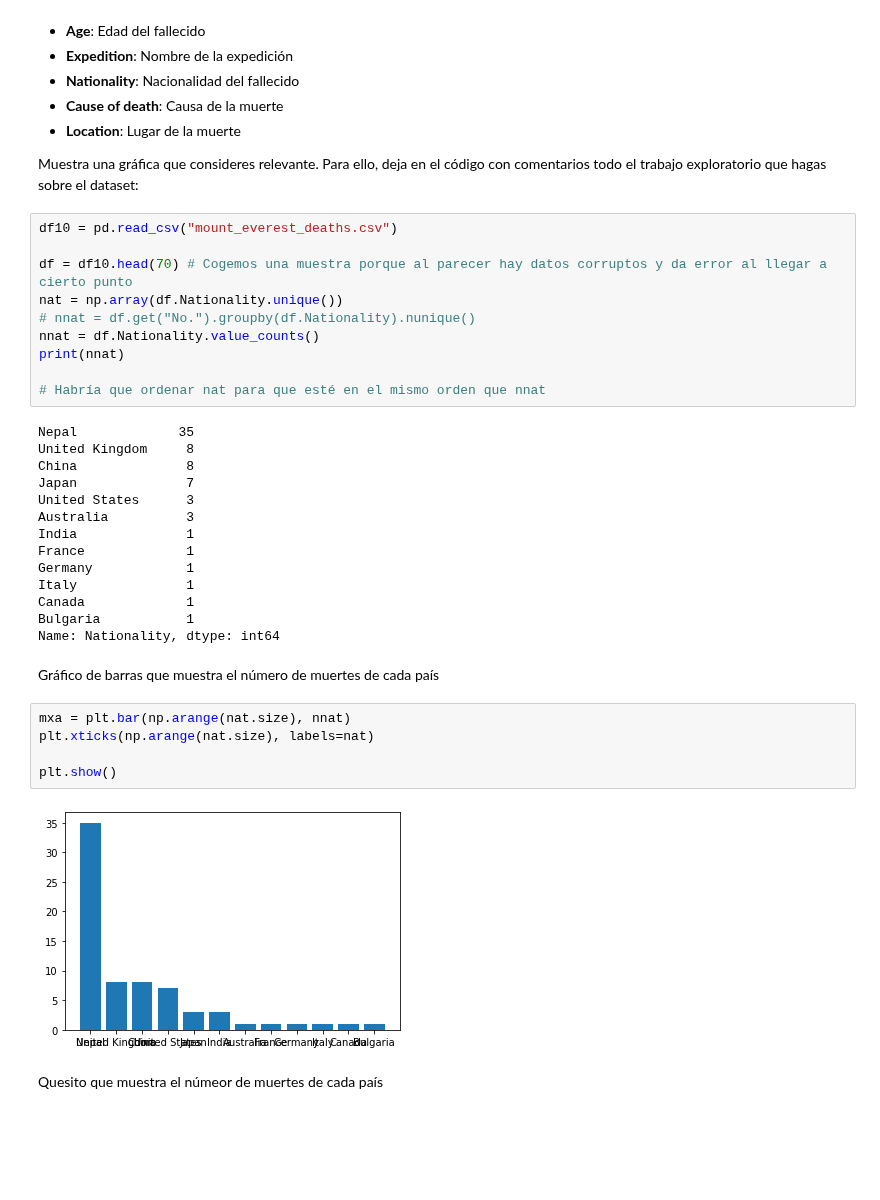
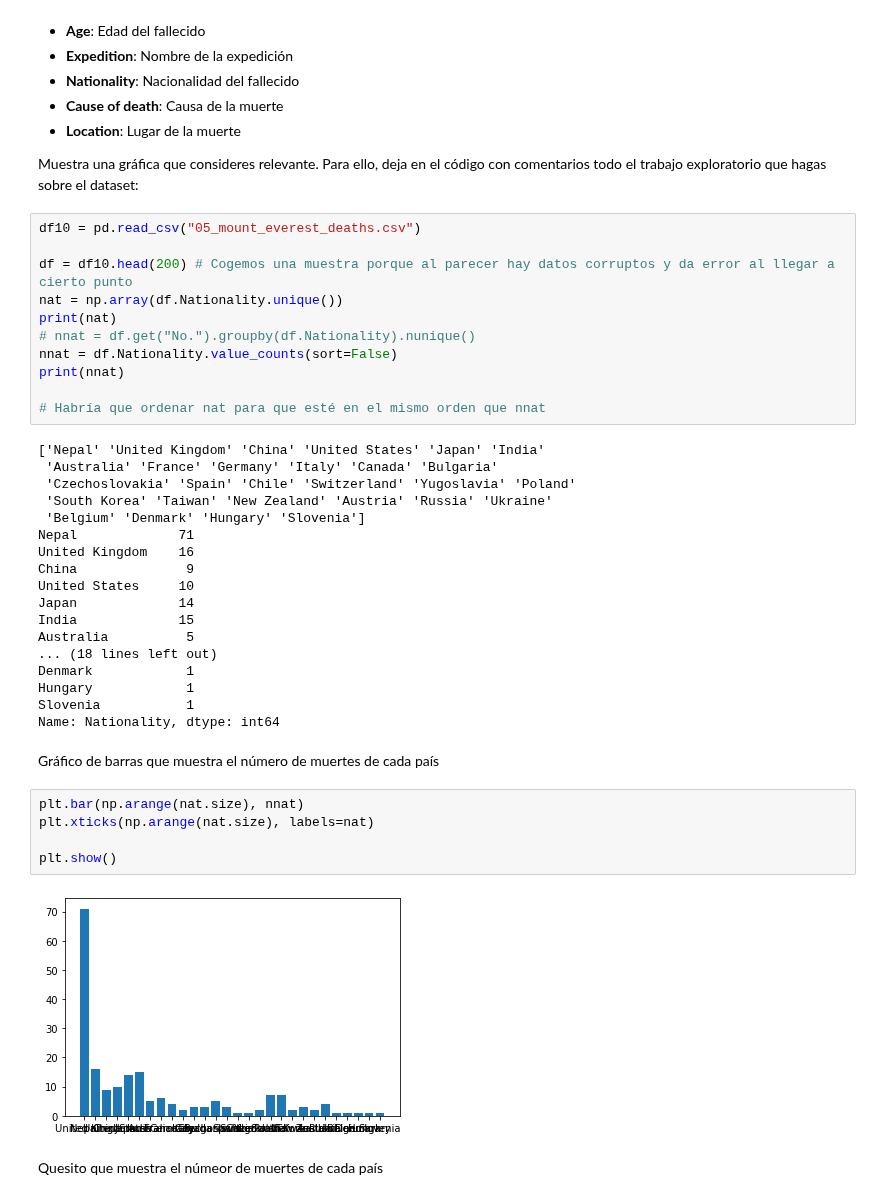
Before and after one commit to CarlosRyu98/PIA, a Jupyter notebook: 02 Desarrollo de aplicaciones de IA/05_Ejercicios_variados.ipynb, the cells around one changed output. Cells and saved outputs as stored; diff of their text form; blank space fills up the shorter version.

```diff
--- a/02 Desarrollo de aplicaciones de IA/05_Ejercicios_variados.ipynb
+++ b/02 Desarrollo de aplicaciones de IA/05_Ejercicios_variados.ipynb
@@ -303,38 +302,43 @@ Partimos del dataset "mount_everest_deaths.csv" que contiene la siguiente inform
 
 Muestra una gráfica que consideres relevante. Para ello, deja en el código con comentarios todo el trabajo exploratorio que hagas sobre el dataset:
 # %%
-df10 = pd.read_csv("mount_everest_deaths.csv")
+df10 = pd.read_csv("05_mount_everest_deaths.csv")
 
-df = df10.head(70) # Cogemos una muestra porque al parecer hay datos corruptos y da error al llegar a cierto punto
+df = df10.head(200) # Cogemos una muestra porque al parecer hay datos corruptos y da error al llegar a cierto punto
 nat = np.array(df.Nationality.unique())
+print(nat)
 # nnat = df.get("No.").groupby(df.Nationality).nunique()
-nnat = df.Nationality.value_counts()
+nnat = df.Nationality.value_counts(sort=False)
 print(nnat)
 
 # Habría que ordenar nat para que esté en el mismo orden que nnat
 # %% [output]
-Nepal             35
-United Kingdom     8
-China              8
-Japan              7
-United States      3
-Australia          3
-India              1
-France             1
-Germany            1
-Italy              1
-Canada             1
-Bulgaria           1
+['Nepal' 'United Kingdom' 'China' 'United States' 'Japan' 'India'
+ 'Australia' 'France' 'Germany' 'Italy' 'Canada' 'Bulgaria'
+ 'Czechoslovakia' 'Spain' 'Chile' 'Switzerland' 'Yugoslavia' 'Poland'
+ 'South Korea' 'Taiwan' 'New Zealand' 'Austria' 'Russia' 'Ukraine'
+ 'Belgium' 'Denmark' 'Hungary' 'Slovenia']
+Nepal             71
+United Kingdom    16
+China              9
+United States     10
+Japan             14
+India             15
+Australia          5
+... (18 lines left out)
+Denmark            1
+Hungary            1
+Slovenia           1
 Name: Nationality, dtype: int64
 # %% [markdown]
 Gráfico de barras que muestra el número de muertes de cada país
 # %%
-mxa = plt.bar(np.arange(nat.size), nnat)
+plt.bar(np.arange(nat.size), nnat)
 plt.xticks(np.arange(nat.size), labels=nat)
 
 plt.show()
 # %% [output]
-[figure, old version]
+[figure, new version]
 # %% [markdown]
 Quesito que muestra el númeor de muertes de cada país
 # %%
```
Also changed, not shown: parts of 9 cells of this notebook, 48 other files.
